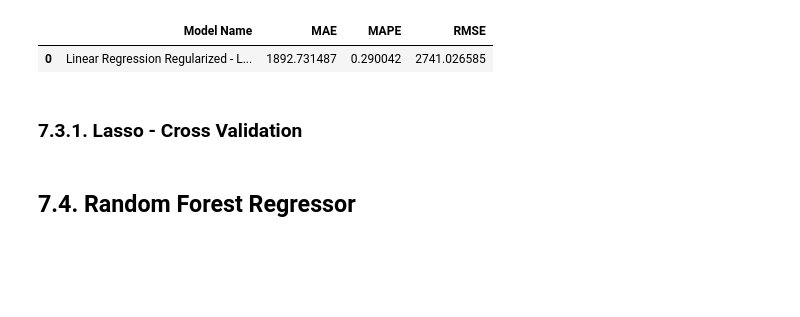
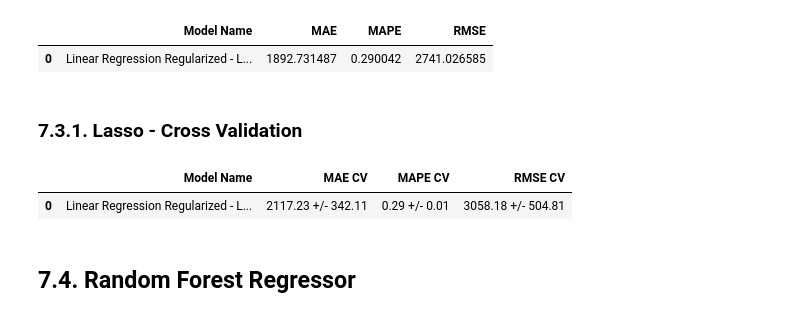
Before and after one commit to paulawehdorn/rossmann_store_sales_prediction, a Jupyter notebook: notebooks/rossmann_stores_sales_prediction.ipynb, the cells around one changed output. Saved outputs shown, nothing was run; the diff lists cells and outputs as text; code cells hidden in the pictures; blank space fills up the shorter version.

Commit message:
inclsão da performance de cross validation

```diff
--- a/notebooks/rossmann_stores_sales_prediction.ipynb
+++ b/notebooks/rossmann_stores_sales_prediction.ipynb
@@ -1352,6 +1352,13 @@ lrr_result
 | 0 | Linear Regression Regularized - L... | 1892.731487 | 0.290042 | 2741.026585 |
 # %% [markdown]
 ### 7.3.1. Lasso - Cross Validation
+# %%
+model = Lasso( alpha= 0.01 )
+a = cross_validation(x_training, 5, 'Linear Regression Regularized - Lasso', model)
+a
+# %% [output]
+|  | Model Name | MAE CV | MAPE CV | RMSE CV |
+| 0 | Linear Regression Regularized - L... | 2117.23 +/- 342.11 | 0.29 +/- 0.01 | 3058.18 +/- 504.81 |
 # %% [markdown]
 ## 7.4. Random Forest Regressor
 # %%
```
Also changed, not shown: parts of 12 cells of this notebook.
